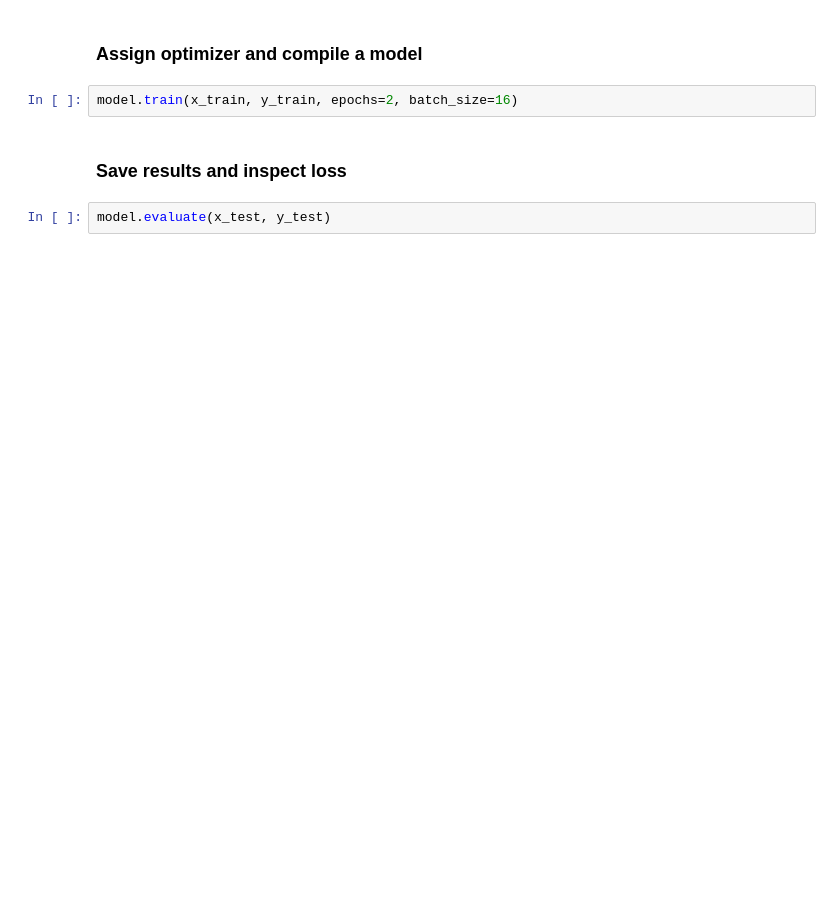
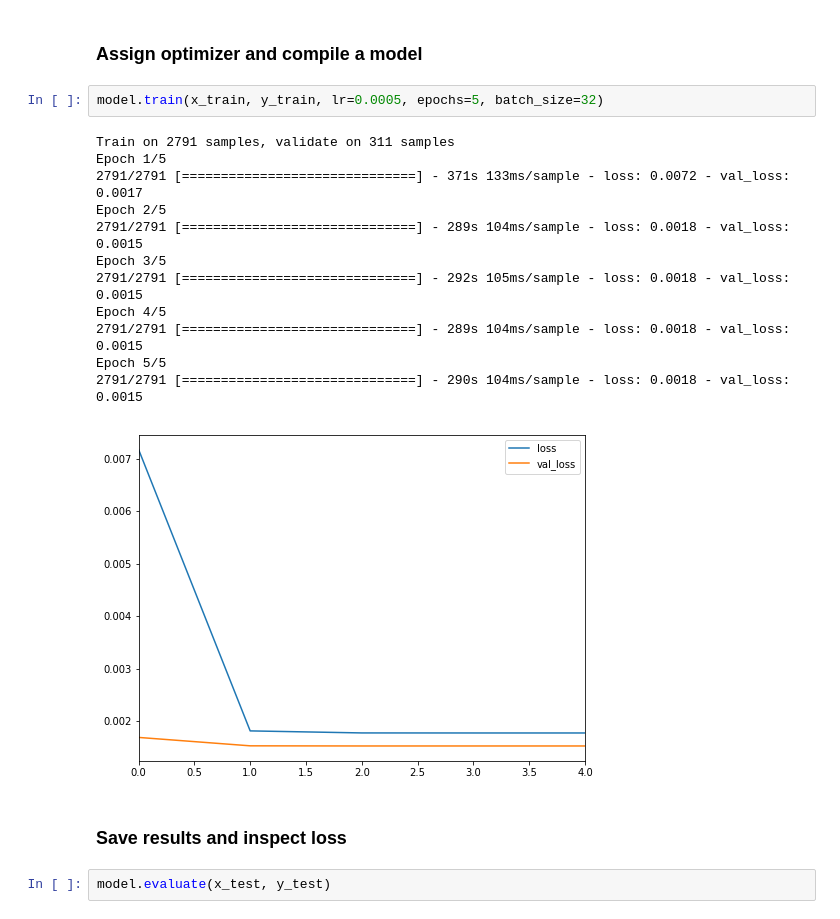
Before and after one commit to philkim72/DeepShack, a Jupyter notebook: train/train.ipynb, the cells around one changed output. Drawn from its saved outputs; the diff is of its cells as text; blank space fills up the shorter version.

```diff
--- a/train/train.ipynb
+++ b/train/train.ipynb
@@ -110,7 +149,20 @@ model = MultiScaleCNN(input_shape=input_shape, name='shackcam',
 # %% [markdown]
 ### Assign optimizer and compile a model
 # %%
-model.train(x_train, y_train, epochs=2, batch_size=16)
+model.train(x_train, y_train, lr=0.0005, epochs=5, batch_size=32)
+# %% [output]
+Train on 2791 samples, validate on 311 samples
+Epoch 1/5
+2791/2791 [==============================] - 371s 133ms/sample - loss: 0.0072 - val_loss: 0.0017
+Epoch 2/5
+2791/2791 [==============================] - 289s 104ms/sample - loss: 0.0018 - val_loss: 0.0015
+Epoch 3/5
+2791/2791 [==============================] - 292s 105ms/sample - loss: 0.0018 - val_loss: 0.0015
+Epoch 4/5
+2791/2791 [==============================] - 289s 104ms/sample - loss: 0.0018 - val_loss: 0.0015
+Epoch 5/5
+2791/2791 [==============================] - 290s 104ms/sample - loss: 0.0018 - val_loss: 0.0015
+[figure, added]
 # %% [markdown]
 ### Save results and inspect loss
 # %%
```
Also changed, not shown: parts of 21 cells of this notebook, 1 other file.
